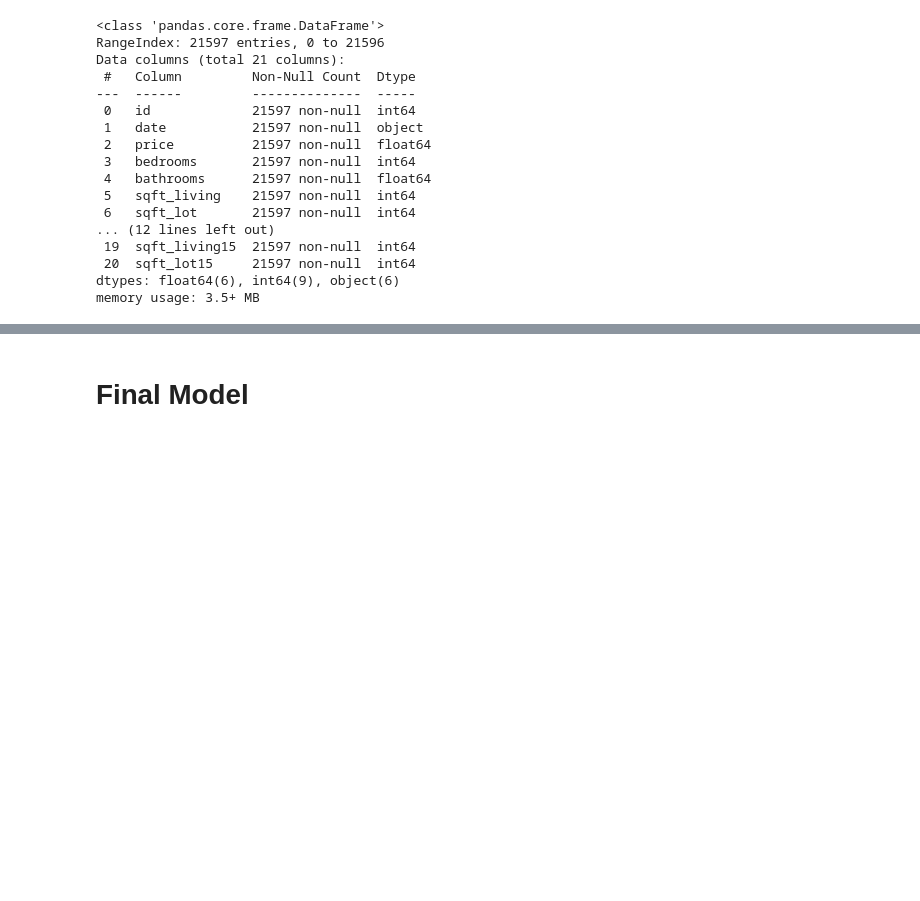
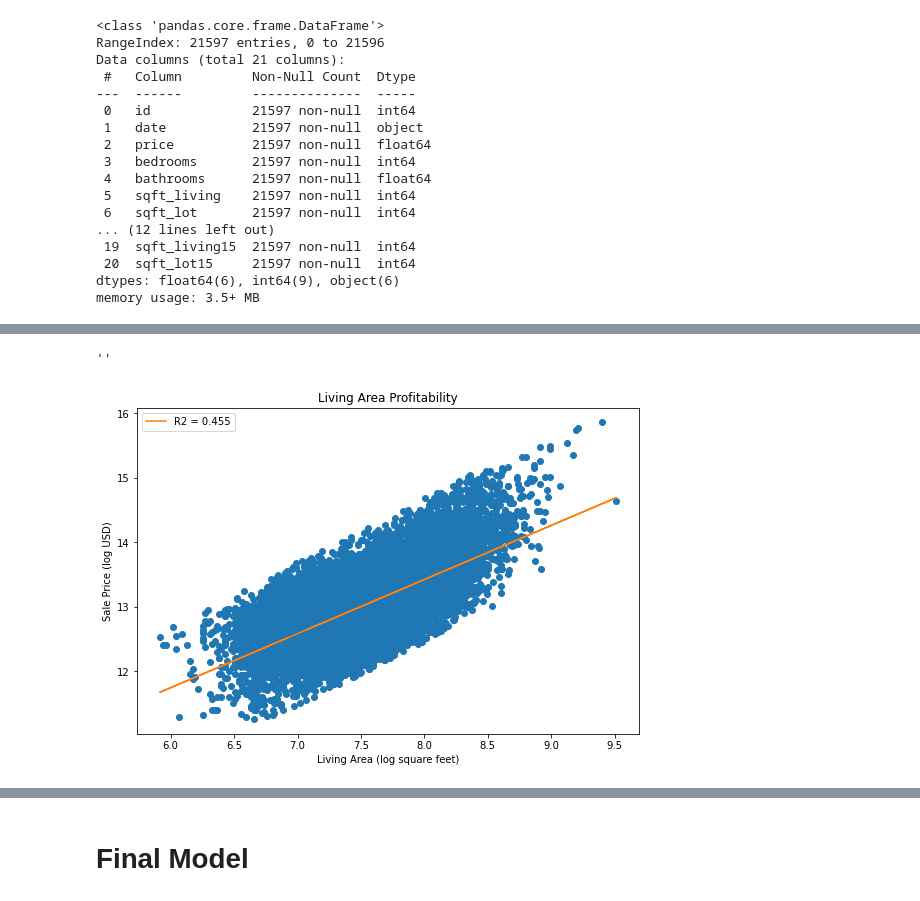
Before and after one commit to Krispy3/KingCountySales, a Jupyter notebook: KCSales.ipynb, the cells around one changed output, grey strips where cells are left out. Saved outputs shown, nothing was run; the diff lists cells and outputs as text; code cells hidden in the pictures; blank space fills up the shorter version.

```diff
--- a/KCSales.ipynb
+++ b/KCSales.ipynb
@@ -190,0 +194,21 @@ Notes:
+# %%
+X2, y2 = df['sqft_living_trans'], df['l_price']
+plt.figure(figsize=(9,6))
+
+plt.plot(X2, y2, 'o')
+
+# get m (slope) and b(intercept) of linear regression line
+m, b = np.polyfit(X2, y2, 1)
+
+# add linear regression line to scatterplot
+plt.plot(X2, m*X2+b, label = 'R2 = 0.455')
+
+plt.title('Living Area Profitability')
+plt.xlabel('Living Area (log square feet)')
+plt.ylabel('Sale Price (log USD)')
+plt.legend()
+
+;
+# %% [output]
+''
+[figure, added]
```
Also changed, not shown: parts of 19 cells of this notebook.
